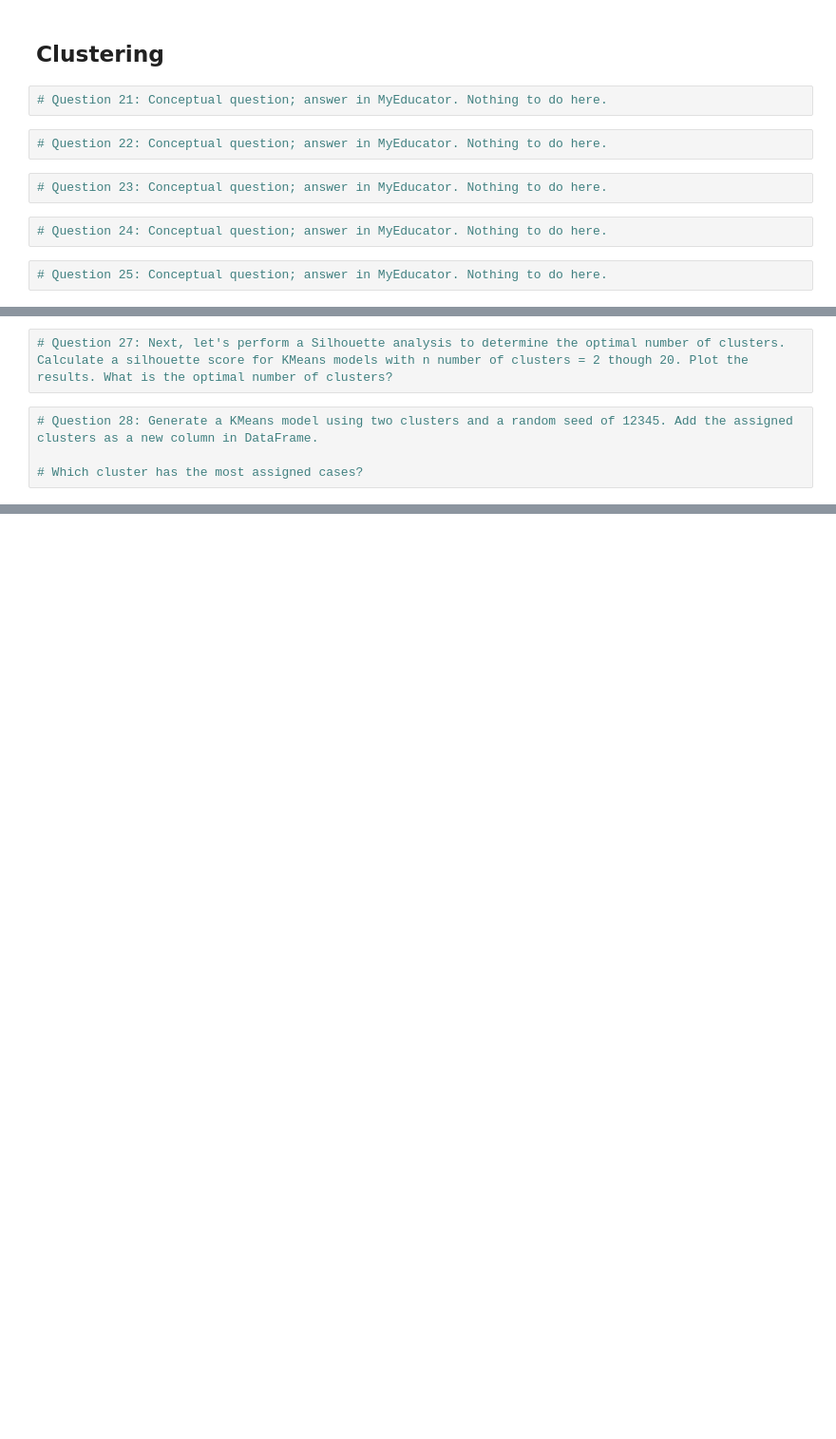
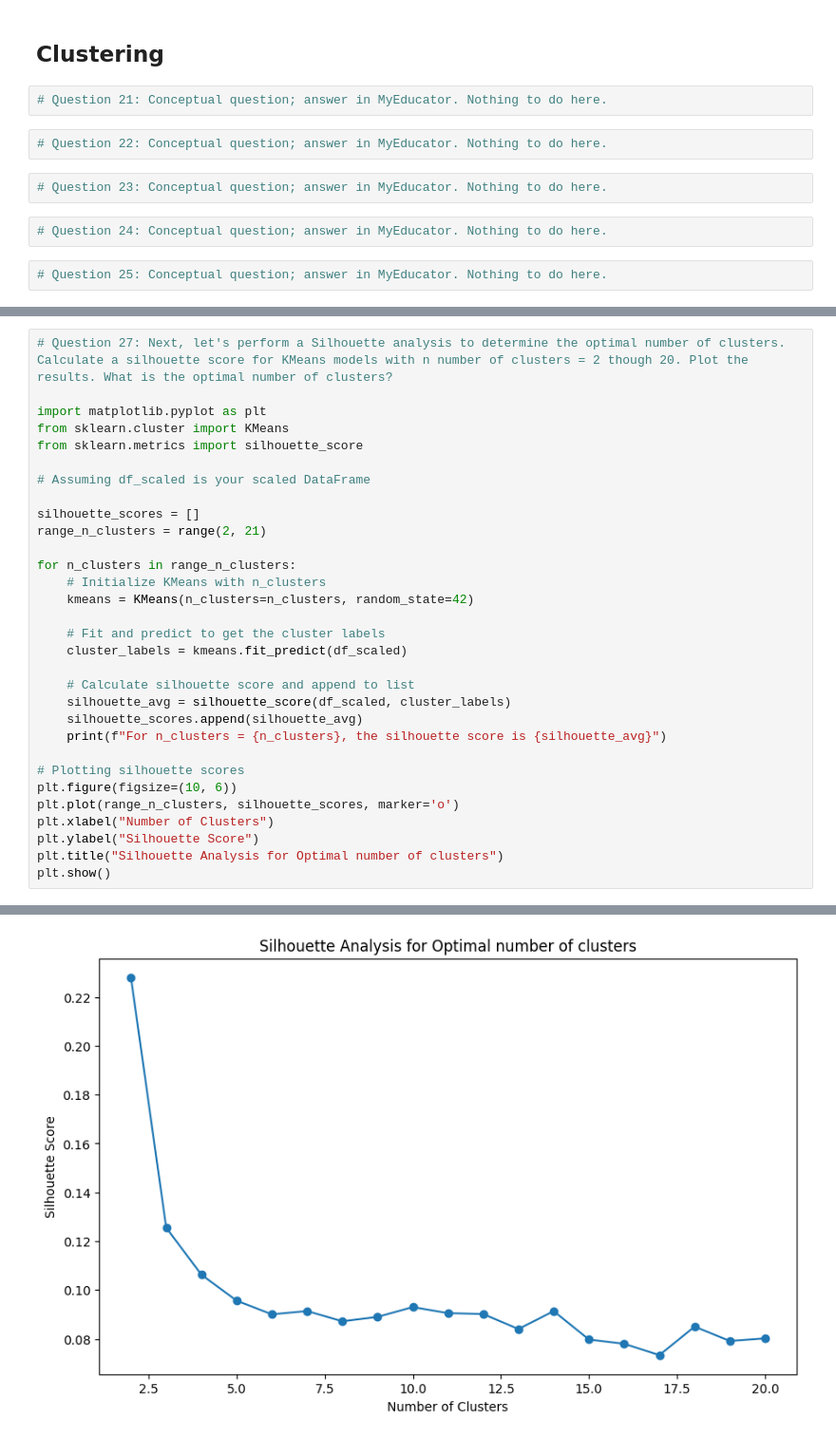
Before and after one commit to alexandermaat99/School-S2, a Jupyter notebook: Modeling Midterm/Modeling_Midterm.ipynb, the cells around one changed output, grey strips where cells are left out. Shown at 95% size. Drawn from its saved outputs; the diff is of its cells as text; blank space fills up the shorter version.

```diff
--- a/Modeling Midterm/Modeling_Midterm.ipynb
+++ b/Modeling Midterm/Modeling_Midterm.ipynb
@@ -262,6 +387,32 @@ ValueError: shapes (1,17) and (18,) not aligned: 17 (dim 1) != 18 (dim 0)
-# %%
-# Question 27: Next, let's perform a Silhouette analysis to determine the optimal number of clusters. Calculate a silhouette score for KMeans models with n number of clusters = 2 though 20. Plot the results. What is the optimal number of clusters?
-# %%
-# Question 28: Generate a KMeans model using two clusters and a random seed of 12345. Add the assigned clusters as a new column in DataFrame.
-
-# Which cluster has the most assigned cases?
+# %%
+# Question 27: Next, let's perform a Silhouette analysis to determine the optimal number of clusters. Calculate a silhouette score for KMeans models with n number of clusters = 2 though 20. Plot the results. What is the optimal number of clusters?
+
+import matplotlib.pyplot as plt
+from sklearn.cluster import KMeans
+from sklearn.metrics import silhouette_score
+
+# Assuming df_scaled is your scaled DataFrame
+
+silhouette_scores = []
+range_n_clusters = range(2, 21)
+
+for n_clusters in range_n_clusters:
+    # Initialize KMeans with n_clusters
+    kmeans = KMeans(n_clusters=n_clusters, random_state=42)
+
+    # Fit and predict to get the cluster labels
+    cluster_labels = kmeans.fit_predict(df_scaled)
+
+    # Calculate silhouette score and append to list
+    silhouette_avg = silhouette_score(df_scaled, cluster_labels)
+    silhouette_scores.append(silhouette_avg)
+    print(f"For n_clusters = {n_clusters}, the silhouette score is {silhouette_avg}")
+
+# Plotting silhouette scores
+plt.figure(figsize=(10, 6))
+plt.plot(range_n_clusters, silhouette_scores, marker='o')
+plt.xlabel("Number of Clusters")
+plt.ylabel("Silhouette Score")
+plt.title("Silhouette Analysis for Optimal number of clusters")
+plt.show()
+# %% [output]
@@ -267,0 +438 @@ ValueError: shapes (1,17) and (18,) not aligned: 17 (dim 1) != 18 (dim 0)
+[figure, added]
```
Also changed, not shown: parts of 16 cells of this notebook.
